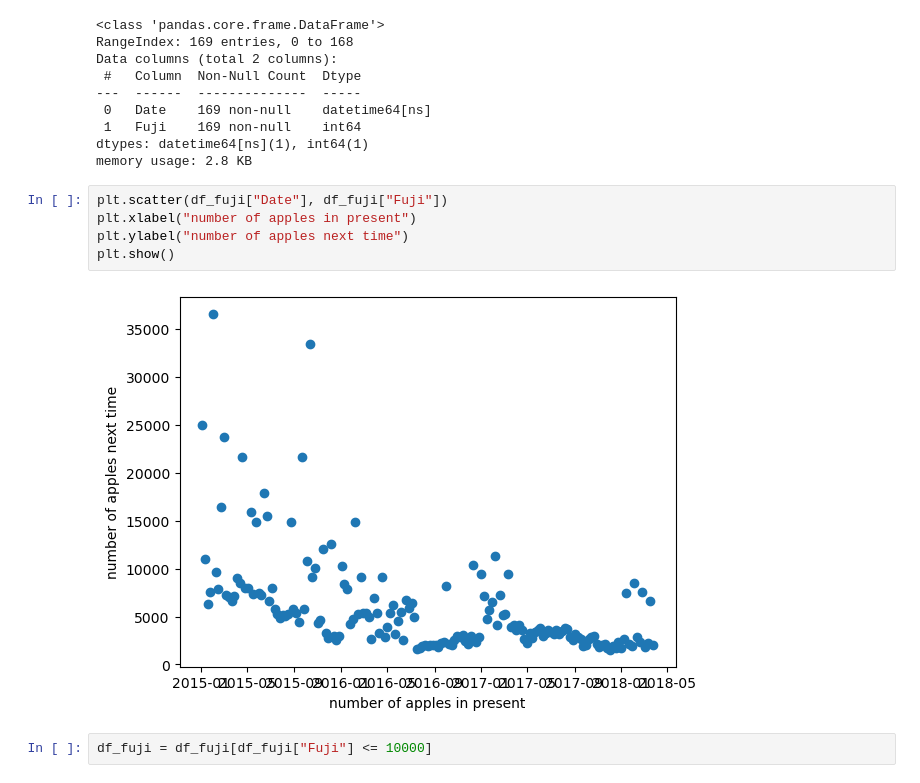
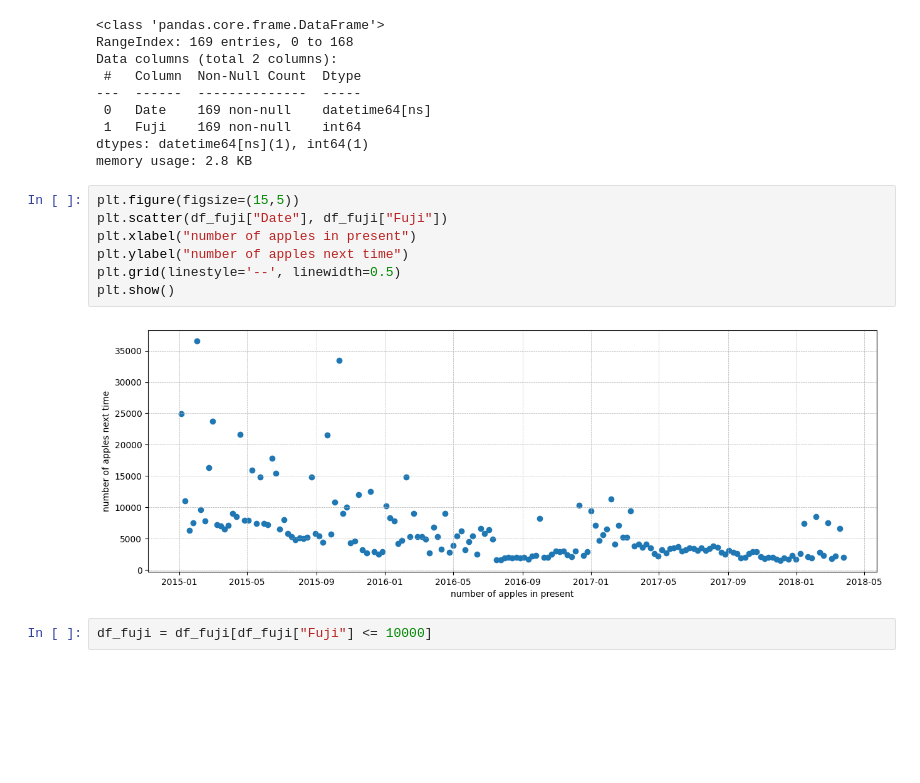
Before and after one commit to OatKID/RegressionMiniProject, a Jupyter notebook: algorithm/Fuji/1_predict_1/linear_regression.ipynb, the cells around one changed output. Cells and saved outputs as stored; diff of their text form; blank space fills up the shorter version.

Commit message:
Add MAPE and Change Graph Format

```diff
--- a/algorithm/Fuji/1_predict_1/linear_regression.ipynb
+++ b/algorithm/Fuji/1_predict_1/linear_regression.ipynb
@@ -34,12 +34,14 @@ Data columns (total 2 columns):
 dtypes: datetime64[ns](1), int64(1)
 memory usage: 2.8 KB
 # %%
+plt.figure(figsize=(15,5))
 plt.scatter(df_fuji["Date"], df_fuji["Fuji"])
 plt.xlabel("number of apples in present")
 plt.ylabel("number of apples next time")
+plt.grid(linestyle='--', linewidth=0.5)
 plt.show()
 # %% [output]
-[figure, old version]
+[figure, new version]
 # %%
 df_fuji = df_fuji[df_fuji["Fuji"] <= 10000]
 # %%
```
Also changed, not shown: parts of 8 cells of this notebook, 2 other files.
